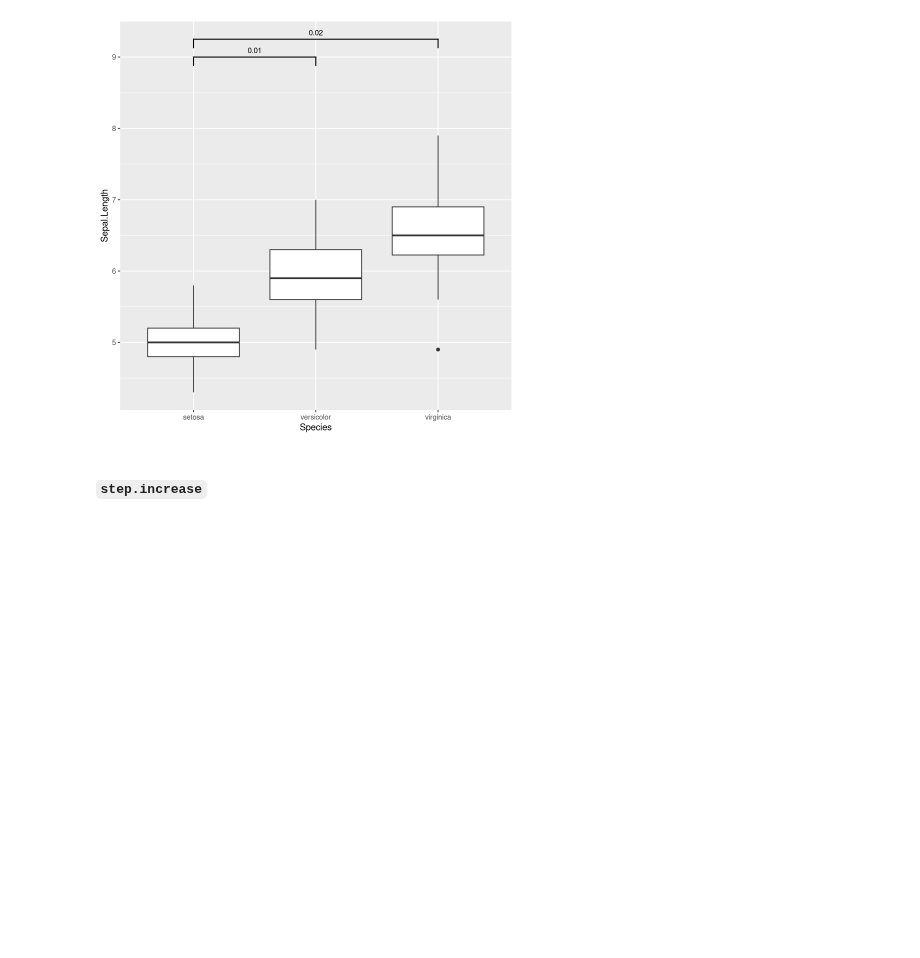
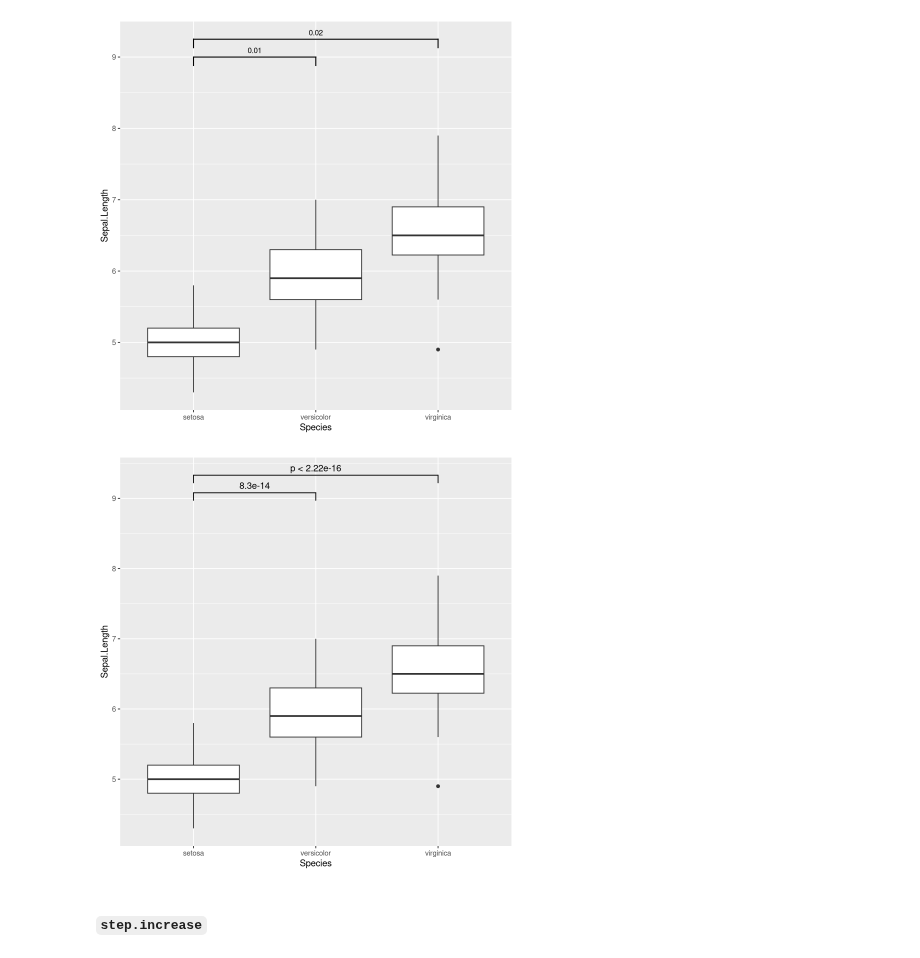
Before and after one commit to ASmirnov-HORIS/lets-plot-experiments, a Jupyter notebook: demo/signif/explore_signif_R_2025_12_26.ipynb, the cells around one changed output. Saved outputs shown, nothing was run; the diff lists cells and outputs as text; code cells hidden in the pictures; blank space fills up the shorter version.

```diff
--- a/demo/signif/explore_signif_R_2025_12_26.ipynb
+++ b/demo/signif/explore_signif_R_2025_12_26.ipynb
@@ -185,6 +227,17 @@ p + add_pvalue(p_values_df, bracket.shorten = .5)
 p + add_pvalue(p_values_df, bracket.nudge.y = 1)
 # %% [output]
 [figure]
+# %%
+p + geom_signif(
+    comparisons = list(
+        c("setosa", "versicolor"),
+        c("setosa", "virginica")
+    ),
+    y_position = c(8, 8.25),
+    margin_top = .3  # analogue of bracket.nudge.y for ggsignif
+)
+# %% [output]
+[figure, added]
 # %% [markdown]
 #### `step.increase`
 # %%
```
Also changed, not shown: parts of 9 cells of this notebook.
